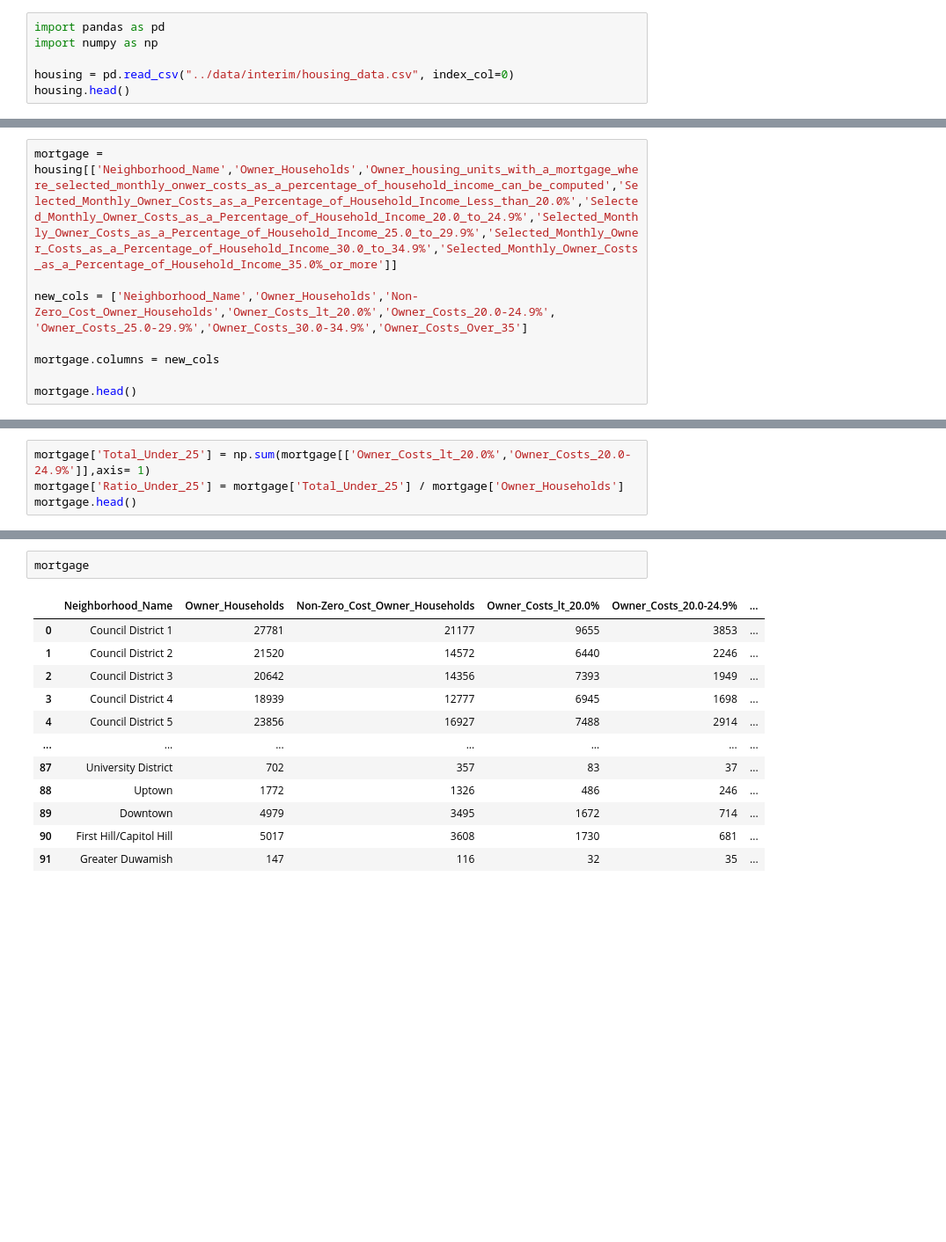
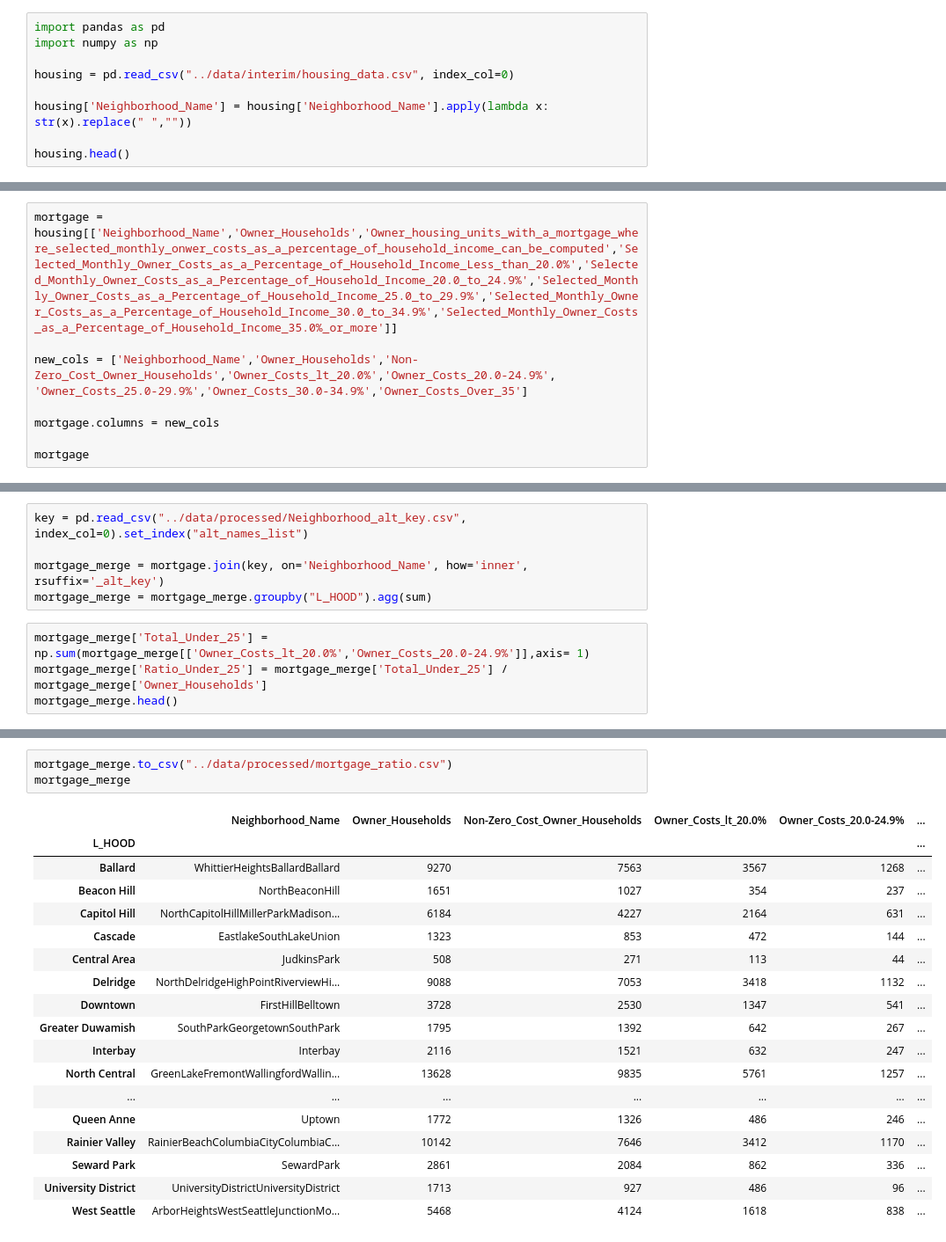
Before and after one commit to tint3dgreen/Capstone, a Jupyter notebook: src/Question_4.ipynb, the cells around one changed output, grey strips where cells are left out. Shown at 88% size. Saved outputs shown, nothing was run; the diff lists cells and outputs as text; blank space fills up the shorter version.

```diff
--- a/src/Question_4.ipynb
+++ b/src/Question_4.ipynb
@@ -3,6 +3,9 @@ import pandas as pd
 import numpy as np
 
 housing = pd.read_csv("../data/interim/housing_data.csv", index_col=0)
+
+housing['Neighborhood_Name'] = housing['Neighborhood_Name'].apply(lambda x: str(x).replace(" ",""))
+
 housing.head()
 # %% [output]
 |  | OBJECTID | NEIGH_NO | Neighborhood_Name | Neighborhood_Type | Neighborhood_Subtype | ACS_Vinatage | ... |
@@ -19,6 +22,6 @@ new_cols = ['Neighborhood_Name','Owner_Households','Non-Zero_Cost_Owner_Househol
 
 mortgage.columns = new_cols
 
-mortgage.head()
+mortgage
 # %% [output]
 |  | Neighborhood_Name | Owner_Households | Non-Zero_Cost_Owner_Households | Owner_Costs_lt_20.0% | Owner_Costs_20.0-24.9% | ... |
@@ -30,5 +40,10 @@ mortgage.head()
+# %%
+key = pd.read_csv("../data/processed/Neighborhood_alt_key.csv", index_col=0).set_index("alt_names_list")
+
+mortgage_merge = mortgage.join(key, on='Neighborhood_Name', how='inner', rsuffix='_alt_key')
+mortgage_merge = mortgage_merge.groupby("L_HOOD").agg(sum)
 # %%
-mortgage['Total_Under_25'] = np.sum(mortgage[['Owner_Costs_lt_20.0%','Owner_Costs_20.0-24.9%']],axis= 1)
-mortgage['Ratio_Under_25'] = mortgage['Total_Under_25'] / mortgage['Owner_Households']
-mortgage.head()
+mortgage_merge['Total_Under_25'] = np.sum(mortgage_merge[['Owner_Costs_lt_20.0%','Owner_Costs_20.0-24.9%']],axis= 1)
+mortgage_merge['Ratio_Under_25'] = mortgage_merge['Total_Under_25'] / mortgage_merge['Owner_Households']
+mortgage_merge.head()
 # %% [output]
@@ -51,15 +57,22 @@ See the caveats in the documentation: https://pandas.pydata.org/pandas-docs/stab
 # %%
-mortgage
+mortgage_merge.to_csv("../data/processed/mortgage_ratio.csv")
+mortgage_merge
 # %% [output]
 |  | Neighborhood_Name | Owner_Households | Non-Zero_Cost_Owner_Households | Owner_Costs_lt_20.0% | Owner_Costs_20.0-24.9% | ... |
-| 0 | Council District 1 | 27781 | 21177 | 9655 | 3853 | ... |
-| 1 | Council District 2 | 21520 | 14572 | 6440 | 2246 | ... |
-| 2 | Council District 3 | 20642 | 14356 | 7393 | 1949 | ... |
-| 3 | Council District 4 | 18939 | 12777 | 6945 | 1698 | ... |
-| 4 | Council District 5 | 23856 | 16927 | 7488 | 2914 | ... |
+| L_HOOD |  |  |  |  |  | ... |
+| Ballard | WhittierHeightsBallardBallard | 9270 | 7563 | 3567 | 1268 | ... |
+| Beacon Hill | NorthBeaconHill | 1651 | 1027 | 354 | 237 | ... |
+| Capitol Hill | NorthCapitolHillMillerParkMadison... | 6184 | 4227 | 2164 | 631 | ... |
+| Cascade | EastlakeSouthLakeUnion | 1323 | 853 | 472 | 144 | ... |
+| Central Area | JudkinsPark | 508 | 271 | 113 | 44 | ... |
+| Delridge | NorthDelridgeHighPointRiverviewHi... | 9088 | 7053 | 3418 | 1132 | ... |
+| Downtown | FirstHillBelltown | 3728 | 2530 | 1347 | 541 | ... |
+| Greater Duwamish | SouthParkGeorgetownSouthPark | 1795 | 1392 | 642 | 267 | ... |
+| Interbay | Interbay | 2116 | 1521 | 632 | 247 | ... |
+| North Central | GreenLakeFremontWallingfordWallin... | 13628 | 9835 | 5761 | 1257 | ... |
 | ... | ... | ... | ... | ... | ... | ... |
-| 87 | University District | 702 | 357 | 83 | 37 | ... |
-| 88 | Uptown | 1772 | 1326 | 486 | 246 | ... |
-| 89 | Downtown | 4979 | 3495 | 1672 | 714 | ... |
-| 90 | First Hill/Capitol Hill | 5017 | 3608 | 1730 | 681 | ... |
-| 91 | Greater Duwamish | 147 | 116 | 32 | 35 | ... |
+| Queen Anne | Uptown | 1772 | 1326 | 486 | 246 | ... |
+| Rainier Valley | RainierBeachColumbiaCityColumbiaC... | 10142 | 7646 | 3412 | 1170 | ... |
+| Seward Park | SewardPark | 2861 | 2084 | 862 | 336 | ... |
+| University District | UniversityDistrictUniversityDistrict | 1713 | 927 | 486 | 96 | ... |
+| West Seattle | ArborHeightsWestSeattleJunctionMo... | 5468 | 4124 | 1618 | 838 | ... |
```
Also changed, not shown: parts of 7 cells of this notebook.
